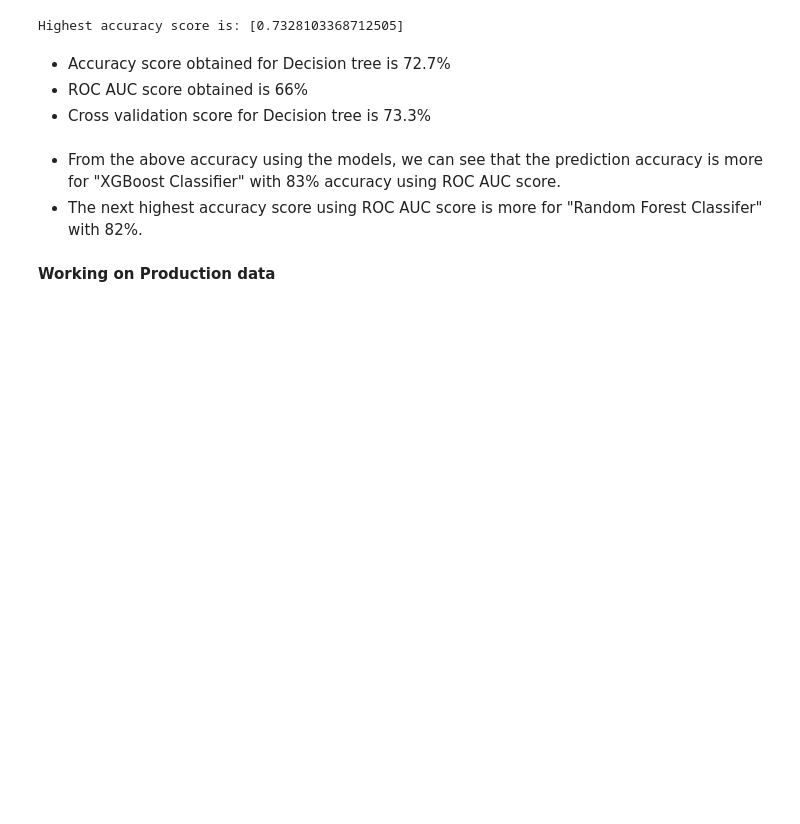
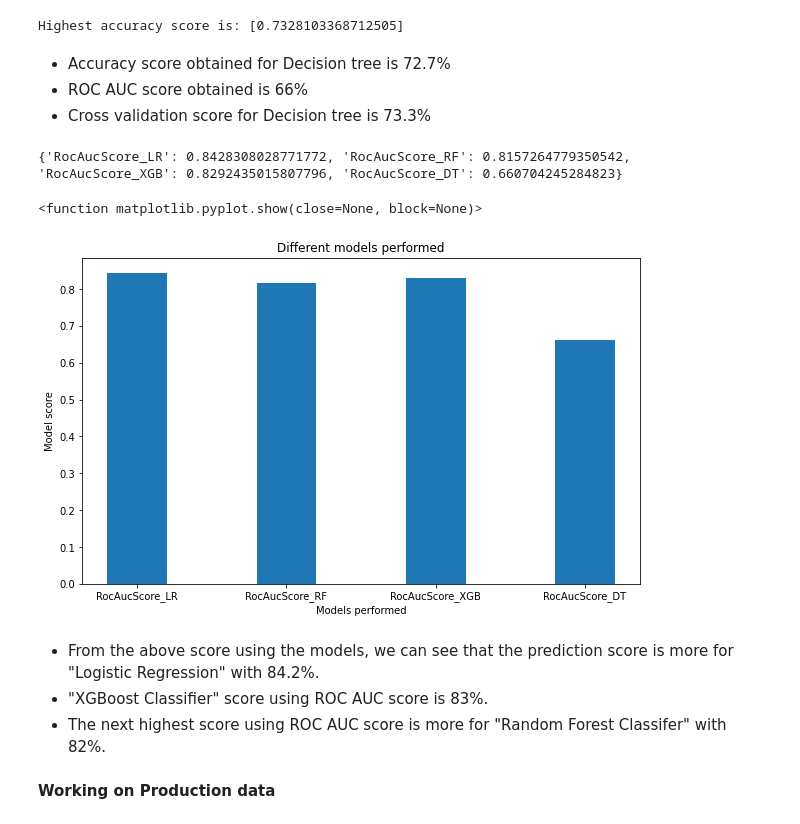
Before and after one commit to nehareddya/Churn-Analysis, a Jupyter notebook: Churn Analysis_Case Study.ipynb, the cells around one changed output. Saved outputs shown, nothing was run; the diff lists cells and outputs as text; code cells hidden in the pictures; blank space fills up the shorter version.

```diff
--- a/Churn Analysis_Case Study.ipynb
+++ b/Churn Analysis_Case Study.ipynb
@@ -433,7 +433,8 @@ accuracy_score(y_test,y_pred)
 0.7917948717948718
 # %%
 y_pred_AUC = model.predict_proba(X_test)
-metrics.roc_auc_score(y_test,y_pred_AUC[:,1])
+RocAucScore_LR = metrics.roc_auc_score(y_test,y_pred_AUC[:,1])
+RocAucScore_LR
 # %% [output]
 0.8428308028771772
 # %%
@@ -529,7 +530,8 @@ accuracy_score(y_test,y_pred)
 0.7876923076923077
 # %%
 y_pred_AUC = model_RF.predict_proba(X_test)
-metrics.roc_auc_score(y_test,y_pred_AUC[:,1])
+RocAucScore_RF=metrics.roc_auc_score(y_test,y_pred_AUC[:,1])
+RocAucScore_RF
 # %% [output]
 0.8157264779350542
 # %%
@@ -601,7 +603,8 @@ accuracy_score(y_test,y_pred)
 0.7938461538461539
 # %%
 y_pred_AUC = model_XGB.predict_proba(X_test)
-metrics.roc_auc_score(y_test,y_pred_AUC[:,1])
+RocAucScore_XGB = metrics.roc_auc_score(y_test,y_pred_AUC[:,1])
+RocAucScore_XGB
 # %% [output]
 0.8292435015807796
 # %%
@@ -713,7 +716,8 @@ accuracy_score(y_test,y_pred)
 0.7267692307692307
 # %%
 y_pred_AUC = model_DT.predict_proba(X_test)
-metrics.roc_auc_score(y_test,y_pred_AUC[:,1])
+RocAucScore_DT = metrics.roc_auc_score(y_test,y_pred_AUC[:,1])
+RocAucScore_DT
 # %% [output]
 0.660704245284823
 # %%
@@ -731,10 +735,26 @@ Highest accuracy score is: [0.7328103368712505]
 * Accuracy score obtained for Decision tree is 72.7%
 * ROC AUC score obtained is 66%
 * Cross validation score for Decision tree is 73.3%
+# %%
+data = {'RocAucScore_LR':RocAucScore_LR,'RocAucScore_RF':RocAucScore_RF,'RocAucScore_XGB':RocAucScore_XGB,'RocAucScore_DT':RocAucScore_DT}
+print(data)
+Models = list(data.keys())
+Score = list(data.values())
+
+fig = plt.figure(figsize=(10,6))
+plt.bar(Models,Score,width=0.4)
+plt.xlabel("Models performed")
+plt.ylabel("Model score")
+plt.title("Different models performed")
+plt.show
+# %% [output]
+{'RocAucScore_LR': 0.8428308028771772, 'RocAucScore_RF': 0.8157264779350542, 'RocAucScore_XGB': 0.8292435015807796, 'RocAucScore_DT': 0.660704245284823}
+<function matplotlib.pyplot.show(close=None, block=None)>
+[figure, added]
 # %% [markdown]
-* From the above accuracy using the models, we can see that the prediction accuracy is more for "XGBoost Classifier"
-with 83% accuracy using ROC AUC score.
-* The next highest accuracy score using ROC AUC score is more for "Random Forest Classifer" with 82%.
+* From the above score using the models, we can see that the prediction score is more for "Logistic Regression" with 84.2%.
+* "XGBoost Classifier" score using ROC AUC score is 83%.
+* The next highest score using ROC AUC score is more for "Random Forest Classifer" with 82%.
 # %% [markdown]
 **Working on Production data**
 # %%
```
Also changed, not shown: parts of 5 cells of this notebook, 1 other file.
